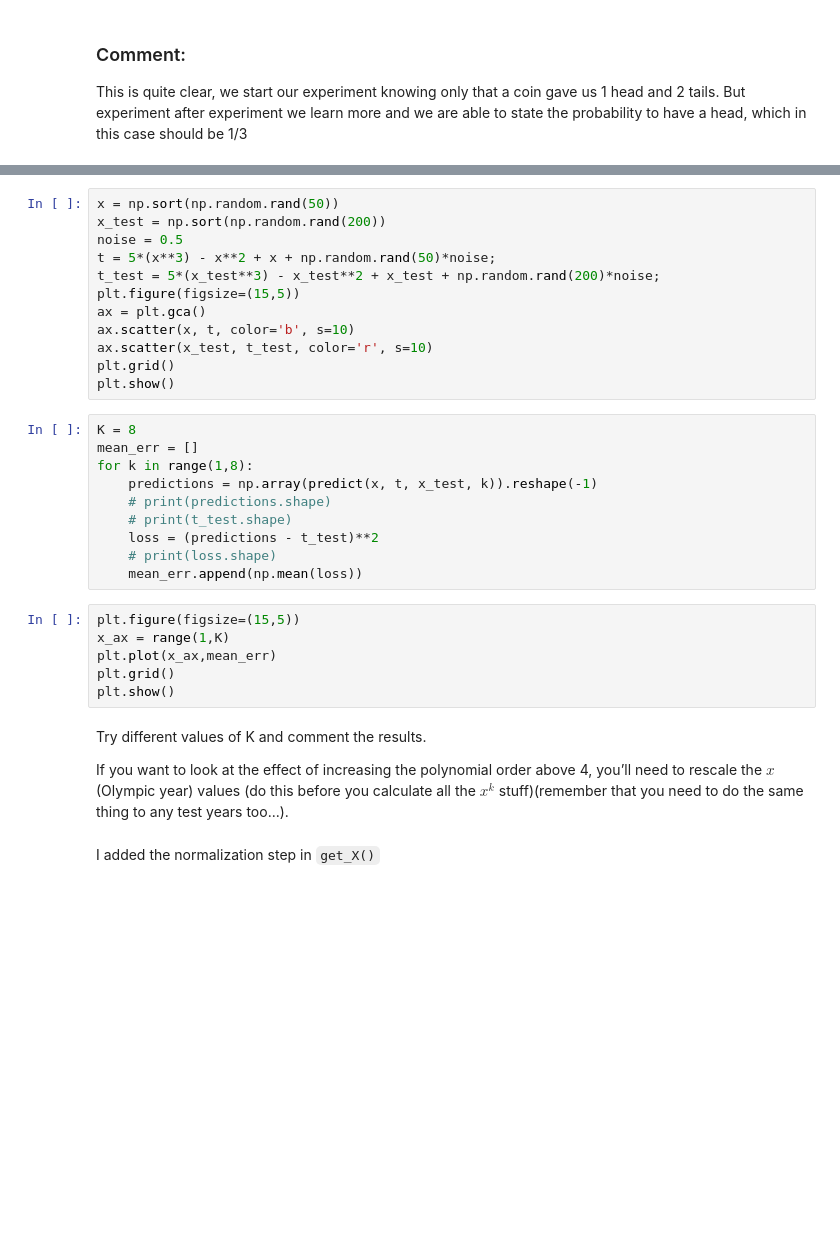
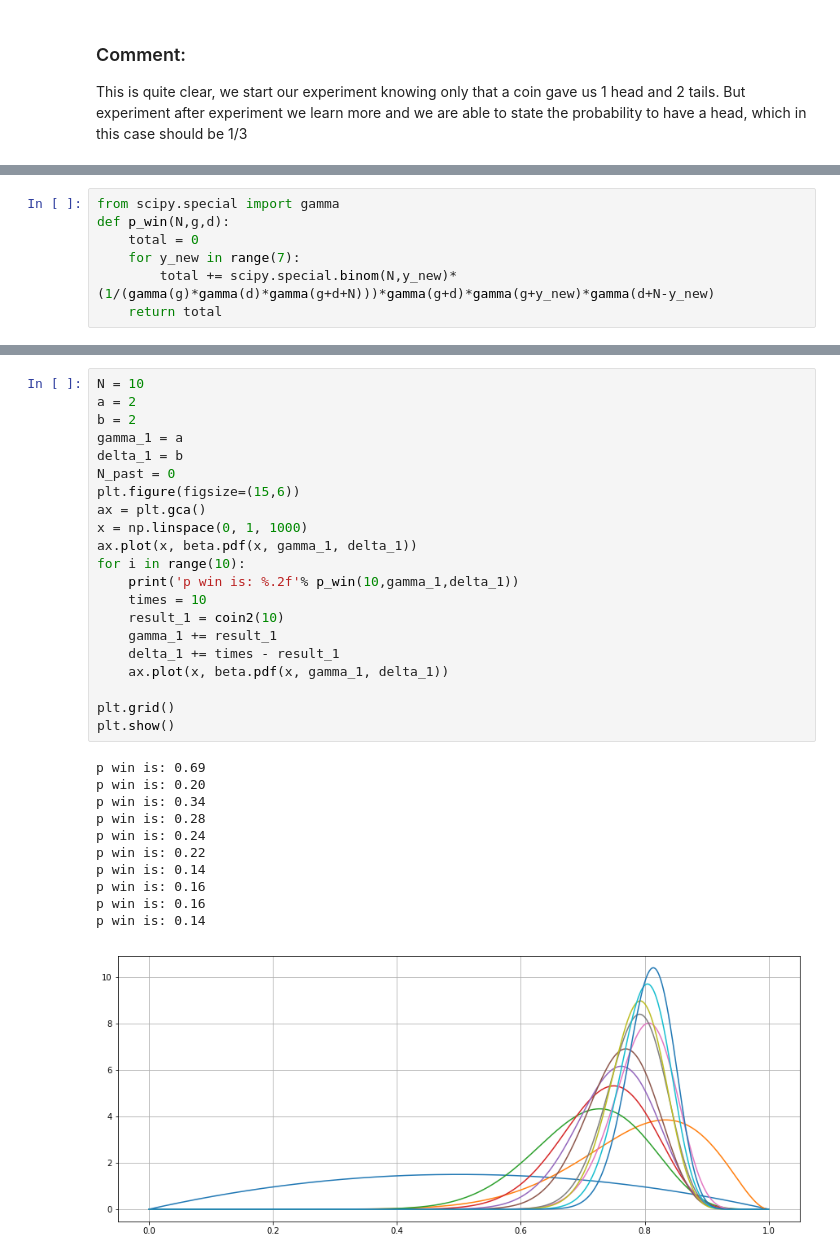
Before and after one commit to fablln/Advanced-Statistical-Inference, a Jupyter notebook: Lab1.ipynb, the cells around one changed output, grey strips where cells are left out. Drawn from its saved outputs; the diff is of its cells as text; blank space fills up the shorter version.

```diff
--- a/Lab1.ipynb
+++ b/Lab1.ipynb
@@ -691,2 +664,9 @@ NameError: name 'six' is not defined
+# %%
+from scipy.special import gamma
+def p_win(N,g,d):
+    total = 0
+    for y_new in range(7):
+        total += scipy.special.binom(N,y_new)*(1/(gamma(g)*gamma(d)*gamma(g+d+N)))*gamma(g+d)*gamma(g+y_new)*gamma(d+N-y_new)
+    return total
 # %%
 def fairground():
@@ -746,35 +679,33 @@ You may find it interesting to test your code with different datasets. The follo
-# %%
-x = np.sort(np.random.rand(50))
-x_test = np.sort(np.random.rand(200))
-noise = 0.5
-t = 5*(x**3) - x**2 + x + np.random.rand(50)*noise;
-t_test = 5*(x_test**3) - x_test**2 + x_test + np.random.rand(200)*noise;
-plt.figure(figsize=(15,5))
-ax = plt.gca()
-ax.scatter(x, t, color='b', s=10)
-ax.scatter(x_test, t_test, color='r', s=10)
-plt.grid()
-plt.show()
-# %%
-K = 8
-mean_err = []
-for k in range(1,8):
-    predictions = np.array(predict(x, t, x_test, k)).reshape(-1)
-    # print(predictions.shape)
-    # print(t_test.shape)
-    loss = (predictions - t_test)**2
-    # print(loss.shape)
-    mean_err.append(np.mean(loss))
-# %%
-plt.figure(figsize=(15,5))
-x_ax = range(1,K)
-plt.plot(x_ax,mean_err)
-plt.grid()
-plt.show()
-# %% [markdown]
-Try different values of K and comment the results.
-
-If you want to look at the effect of increasing the polynomial order above 4, you’ll need to
-rescale the $x$ (Olympic year) values (do this before you calculate all the $x^k$ stuff)(remember that you need to do the same thing to any test years too...).
-# %% [markdown]
-I added the normalization step in `get_X()`
+# %%
+N = 10
+a = 2
+b = 2
+gamma_1 = a
+delta_1 = b
+N_past = 0
+plt.figure(figsize=(15,6))
+ax = plt.gca()
+x = np.linspace(0, 1, 1000)
+ax.plot(x, beta.pdf(x, gamma_1, delta_1))
+for i in range(10):
+    print('p win is: %.2f'% p_win(10,gamma_1,delta_1))
+    times = 10
+    result_1 = coin2(10)
+    gamma_1 += result_1
+    delta_1 += times - result_1
+    ax.plot(x, beta.pdf(x, gamma_1, delta_1))
+
+plt.grid()
+plt.show()
+# %% [output]
+p win is: 0.69
+p win is: 0.20
+p win is: 0.34
+p win is: 0.28
+p win is: 0.24
+p win is: 0.22
+p win is: 0.14
+p win is: 0.16
+p win is: 0.16
+p win is: 0.14
+[figure, added]
```
Also changed, not shown: parts of 23 cells of this notebook.
